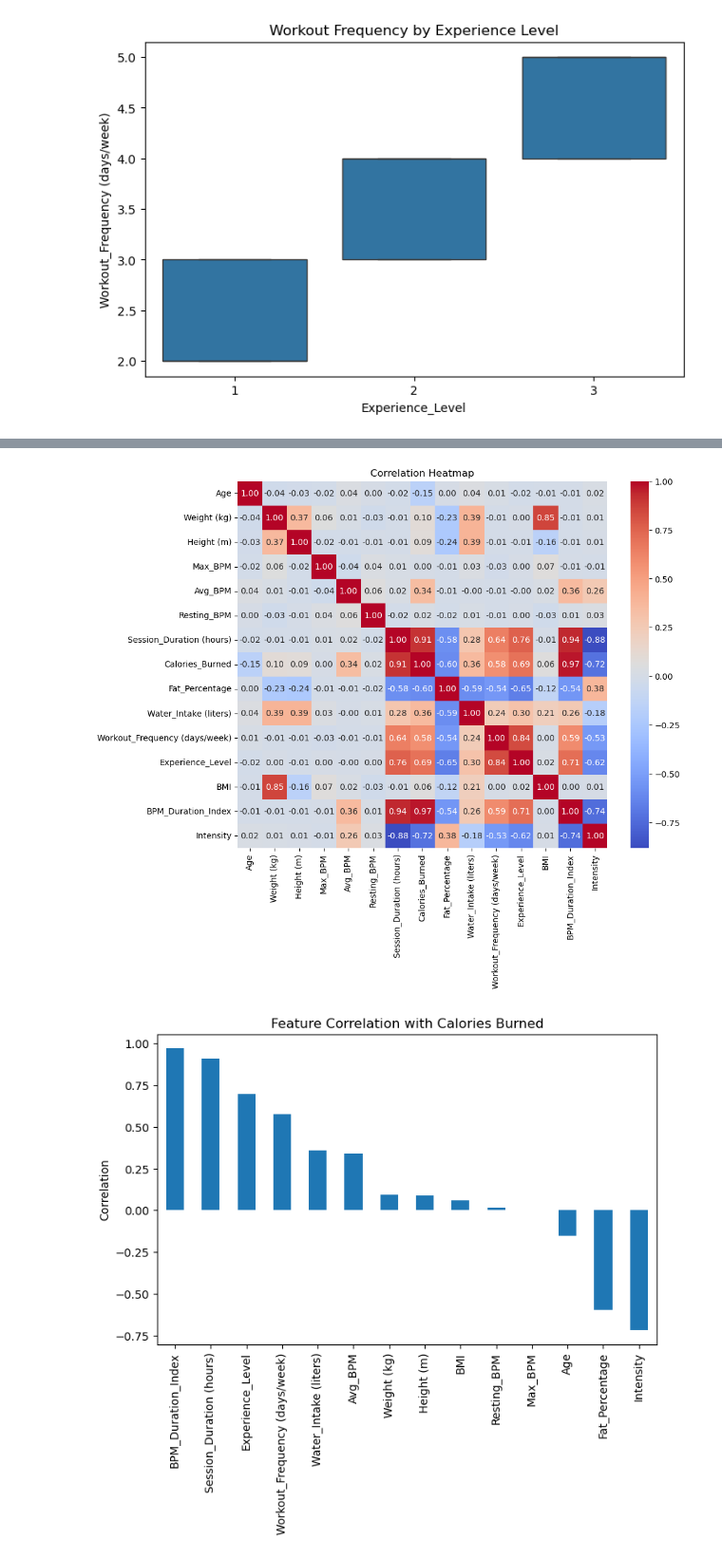
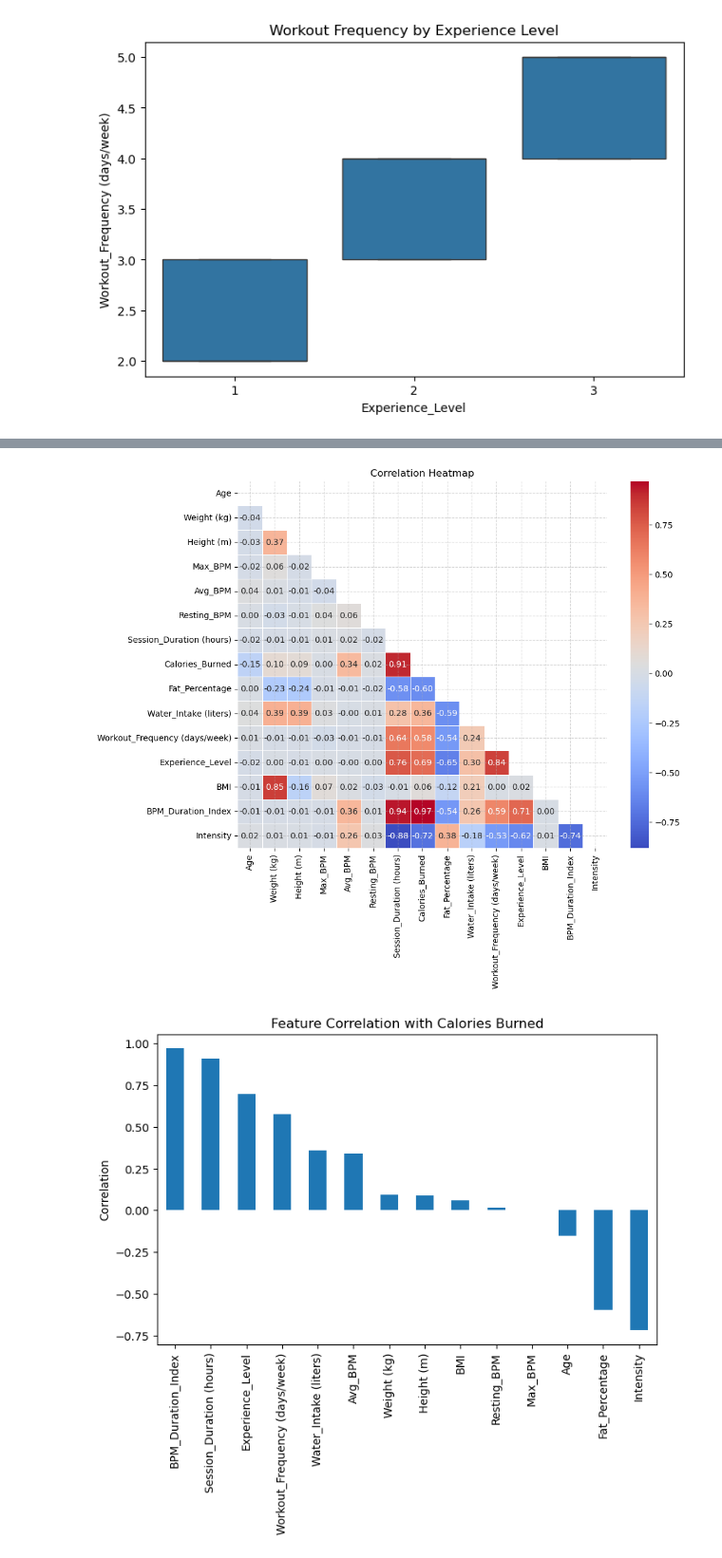
Before and after one commit to codesumaiml/capstone, a Jupyter notebook: gym_member_exercise.ipynb, the cells around one changed output, grey strips where cells are left out. Shown at 95% size. Drawn from its saved outputs; the diff is of its cells as text; code cells hidden in the pictures.

```diff
--- a/gym_member_exercise.ipynb
+++ b/gym_member_exercise.ipynb
@@ -176,13 +222,14 @@ plt.show()
 # %%
 # Correlation heatmap
 
 plt.figure(figsize=(10,8))
 corr = df.corr(numeric_only=True)
-sns.heatmap(corr, annot=True, cmap="coolwarm", fmt=".2f")
+sns.heatmap(corr, annot=True, cmap="coolwarm", fmt=".2f", linewidths=0.5, mask=np.triu(corr))
 plt.title("Correlation Heatmap")
+plt.grid(True, linestyle='--', alpha=0.5)
 plt.show()
 # %% [output]
-[figure, old version]
+[figure, new version]
 # %%
 # Correlation with target variable
 #top features correlated with calories burned
```
Also changed, not shown: parts of 12 cells of this notebook.
